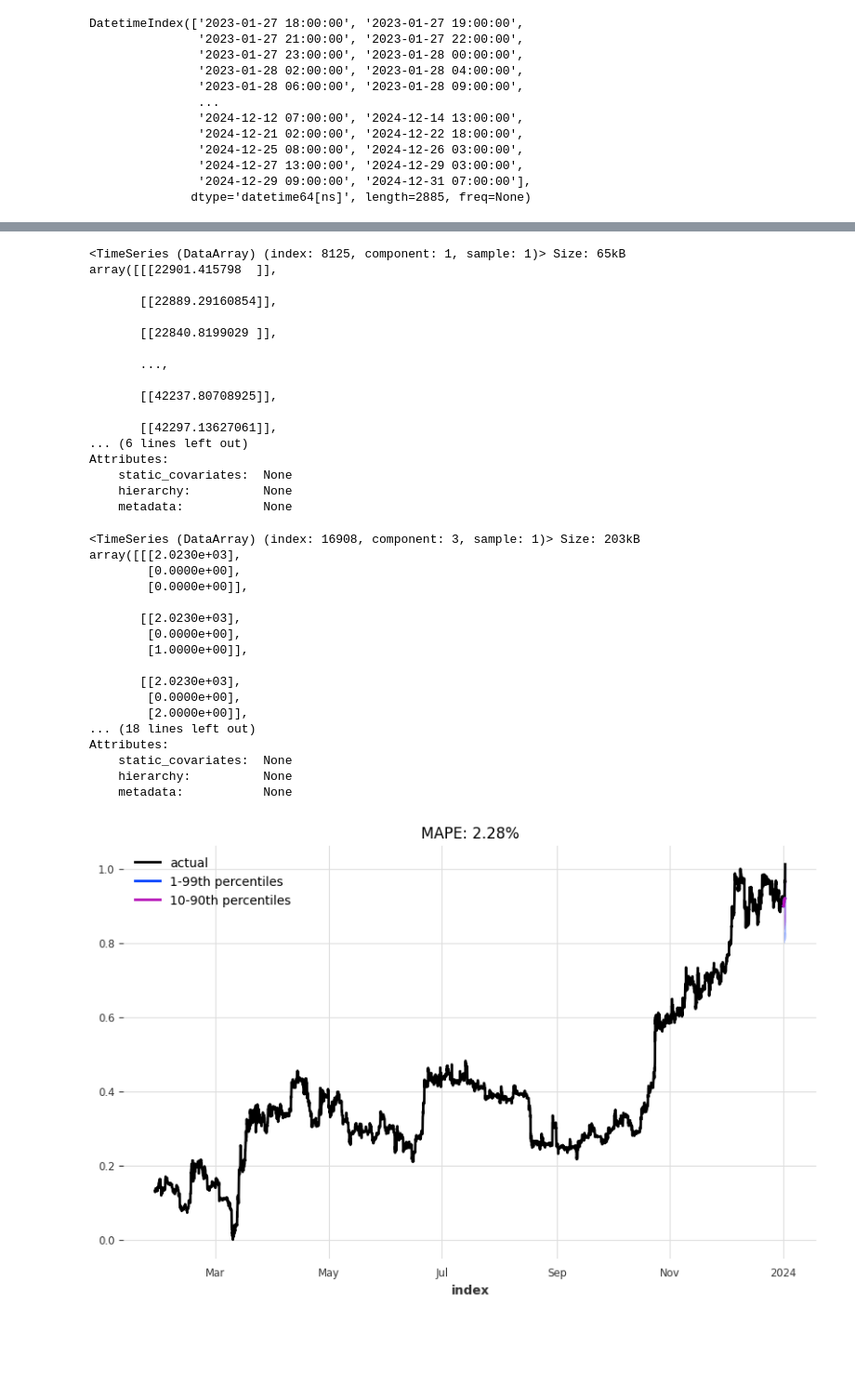
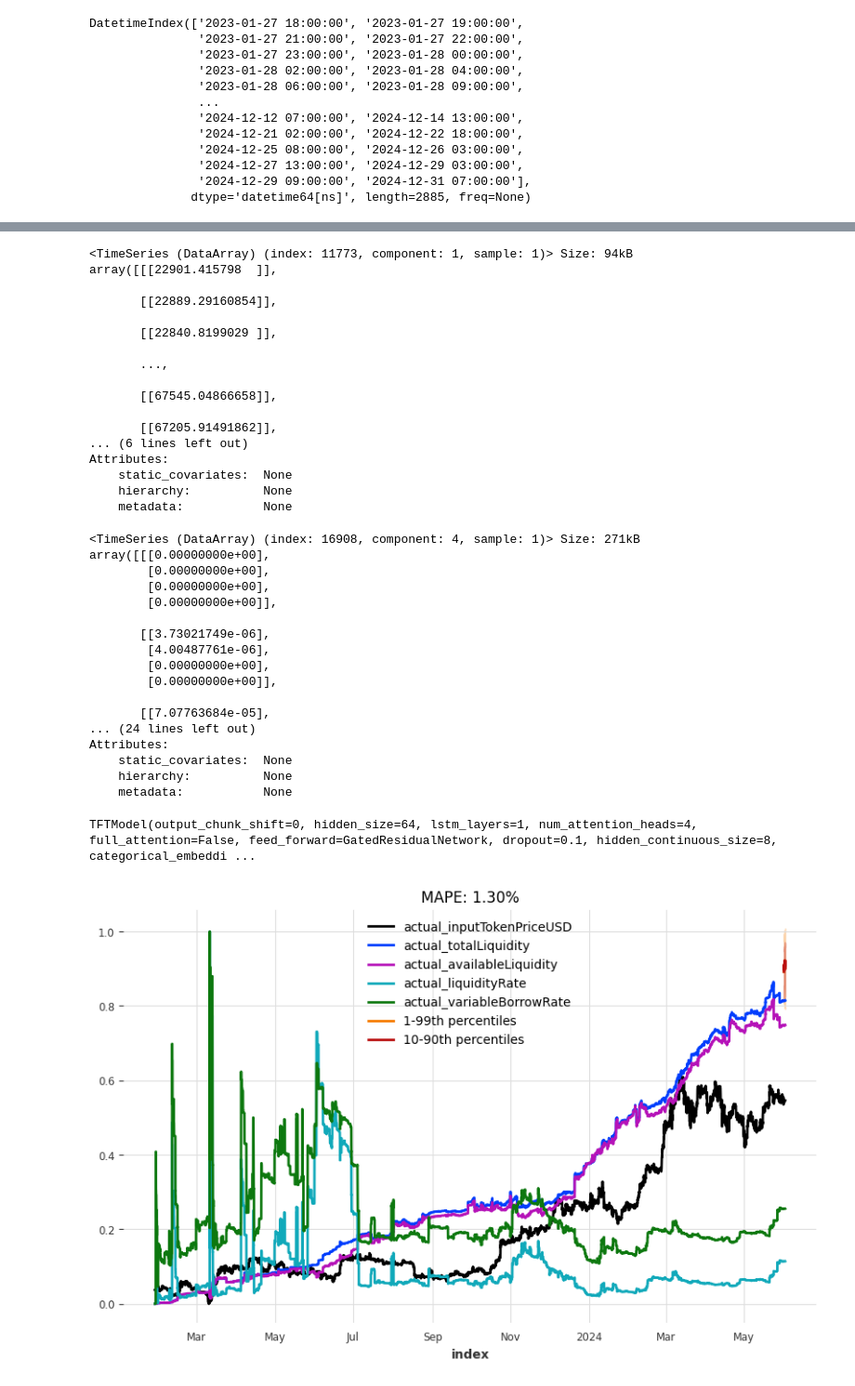
Before and after one commit to Angelaa6/Statapp, a Jupyter notebook: TFT with covariates.ipynb, the cells around one changed output, grey strips where cells are left out. Shown at 93% size. Cells and saved outputs as stored; diff of their text form; code cells hidden in the pictures; blank space fills up the shorter version.

```diff
--- a/TFT with covariates.ipynb
+++ b/TFT with covariates.ipynb
@@ -139,11 +153,12 @@ import logging
 logging.disable(logging.CRITICAL)
 # %%
 # Create training and validation sets
-training_cutoff = pd.Timestamp("20240101")
-train, val = df_btc.split_after(training_cutoff)
+training_cutoff = pd.Timestamp("20240601")
+df_price = df_btc[['inputTokenPriceUSD']]
+train, val = df_price.split_after(training_cutoff)
 train
 # %% [output]
-<TimeSeries (DataArray) (index: 8125, component: 1, sample: 1)> Size: 65kB
+<TimeSeries (DataArray) (index: 11773, component: 1, sample: 1)> Size: 94kB
 array([[[22901.415798  ]],
 
        [[22889.29160854]],
@@ -152,9 +167,9 @@ array([[[22901.415798  ]],
 
        ...,
 
-       [[42237.80708925]],
+       [[67545.04866658]],
 
-       [[42297.13627061]],
+       [[67205.91491862]],
 ... (6 lines left out)
 Attributes:
     static_covariates:  None
@@ -169,22 +183,25 @@ series_transformed = transformer.transform(df_btc)
+# %%
+# Creates one scaler for all columns
+series_transformed = transformer.fit_transform(df_btc)
 # %%
-# Create year, month and integer index covariate series
-covariates =
+# Create covariate series with
+covariates = series_transformed[['totalLiquidity', 'availableLiquidity','liquidityRate', 'variableBorrowRate']]
 covariates = covariates.astype(np.float32)
 covariates
 # %% [output]
-<TimeSeries (DataArray) (index: 16908, component: 3, sample: 1)> Size: 203kB
-array([[[2.0230e+03],
-        [0.0000e+00],
-        [0.0000e+00]],
+<TimeSeries (DataArray) (index: 16908, component: 4, sample: 1)> Size: 271kB
+array([[[0.00000000e+00],
+        [0.00000000e+00],
+        [0.00000000e+00],
+        [0.00000000e+00]],
 
-       [[2.0230e+03],
-        [0.0000e+00],
-        [1.0000e+00]],
+       [[3.73021749e-06],
+        [4.00487761e-06],
+        [0.00000000e+00],
+        [0.00000000e+00]],
 
-       [[2.0230e+03],
-        [0.0000e+00],
-        [2.0000e+00]],
-... (18 lines left out)
+       [[7.07763684e-05],
+... (24 lines left out)
 Attributes:
     static_covariates:  None
     hierarchy:          None
@@ -216,8 +233,8 @@ quantiles = [
     0.95,
     0.99,
 ]
-input_chunk_length = 2880 # 2880 = 2*1440; 168 = a weak
-forecast_horizon = 1440 # 1440 = 60 days
+input_chunk_length = 168 # 2880 = 2*1440; 168 = a weak
+forecast_horizon = 72 # 1440 = 60 days
 my_model = TFTModel(
     input_chunk_length=input_chunk_length,
     output_chunk_length=forecast_horizon,
@@ -227,7 +244,7 @@ my_model = TFTModel(
     dropout=0.1,
     batch_size=16,
     n_epochs=10, # takes me approximately 5min for 1 epoch
-    add_relative_index=False,
+    add_relative_index=True,
     add_encoders=None,
     likelihood=QuantileRegression(
         quantiles=quantiles
@@ -240,39 +257,41 @@ my_model = TFTModel(
 # For Deterministic Forecast: likelihood=None, loss_fn=torch.nn.MSELoss()
 # %%
 # Train the TFT (82min for 19 epochs; stopped)
-my_model.fit(train_transformed, future_covariates=covariates_transformed, verbose=True)
+my_model.fit(train_transformed, past_covariates=covariates_transformed, verbose=True)
+# %% [output]
+TFTModel(output_chunk_shift=0, hidden_size=64, lstm_layers=1, num_attention_heads=4, full_attention=False, feed_forward=GatedResidualNetwork, dropout=0.1, hidden_continuous_size=8, categorical_embeddi ...
 # %%
 # Predictions on the validation set
-num_samples = 200 # number of Monte Carlo samples for uncertainty estimation
+num_samples = 100 # number of Monte Carlo samples for uncertainty estimation
 
 figsize = (10, 6)
 lowest_q, low_q, high_q, highest_q = 0.01, 0.1, 0.9, 0.99
 label_q_outer = f"{int(lowest_q * 100)}-{int(highest_q * 100)}th percentiles"
 label_q_inner = f"{int(low_q * 100)}-{int(high_q * 100)}th percentiles"
 
 
 def eval_model(model, n, actual_series, val_series):
     pred_series = model.predict(n=n, num_samples=num_samples)
     # n = number of time steps to predict (e.g., n=24 for 24-hour forecast)
 
     # plot actual series
     plt.figure(figsize=figsize)
     actual_series[: pred_series.end_time()].plot(label="actual")
 
     # plot prediction with quantile ranges
     pred_series.plot(
         low_quantile=lowest_q, high_quantile=highest_q, label=label_q_outer
     )
     pred_series.plot(low_quantile=low_q, high_quantile=high_q, label=label_q_inner)
 
     plt.title(f"MAPE: {mape(val_series, pred_series):.2f}%")
     # Mean Absolute Percentage Error
     plt.legend()
 
 
 eval_model(my_model, 24, series_transformed, val_transformed)
 # %% [output]
-[figure, old version]
+[figure, new version]
 # %%
 from darts.explainability import TFTExplainer
 
```
Also changed, not shown: parts of 9 cells of this notebook, 1 other file.
